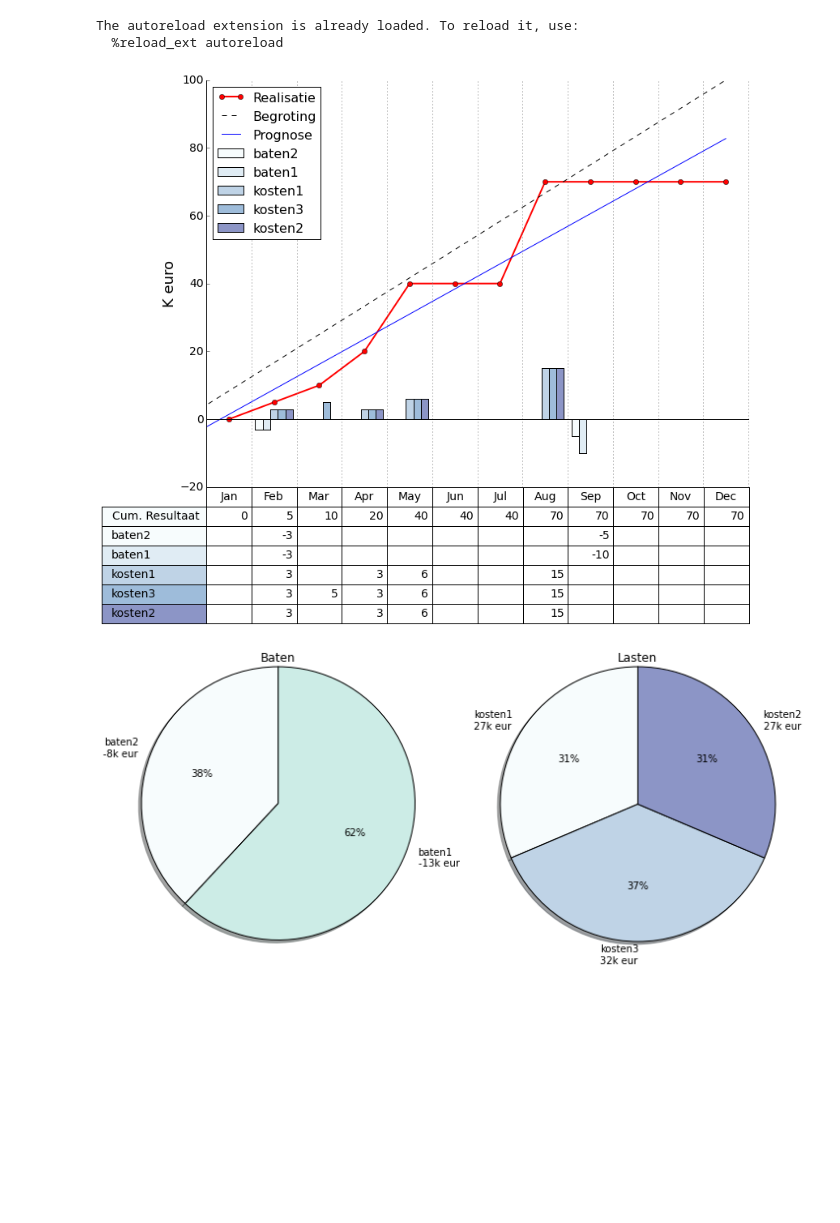
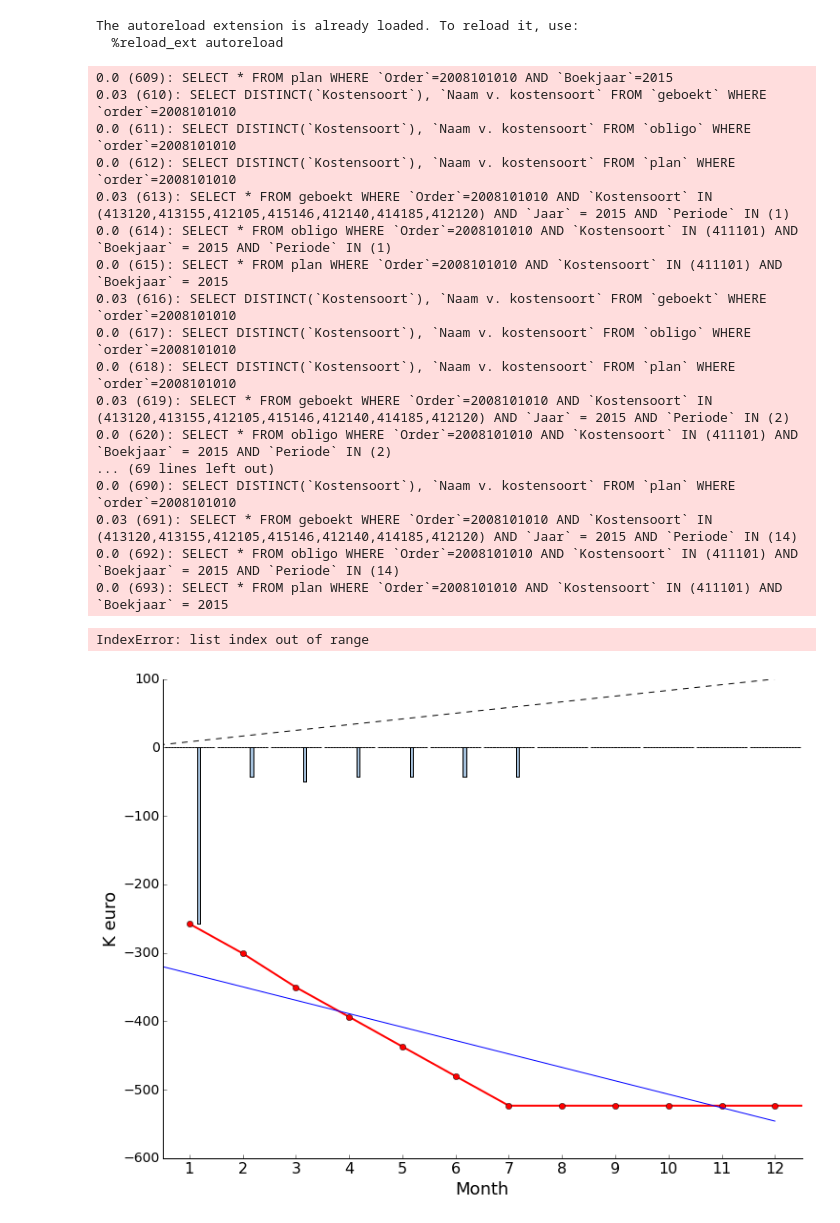
Before and after one commit to nlaurens/budgetRapportage, a Jupyter notebook: graph_test.ipynb, the cells around one changed output. Saved outputs shown, nothing was run; the diff lists cells and outputs as text; code cells hidden in the pictures; blank space fills up the shorter version.

Commit message:
broken intm. commit fixing graph.py

```diff
--- a/graph_test.ipynb
+++ b/graph_test.ipynb
@@ -8,32 +8,40 @@ import numpy as np
 The autoreload extension is already loaded. To reload it, use:
   %reload_ext autoreload
 # %%
-# TODO: periode 12,13,14,15 in 1x ophalen bij loaden
-# TODO alleen tot periode 'NU' binnen halen en plotten voor resultaat en staafjes
-# TODO: kleuren in realisatie & besteed_begroot grafiek splitsen in baten en lasten (kijk naar de som!)
-# TODO: Toevoegen totaaal begroot/besteed grafiek
 params = {}
 params['show_prognose'] = True
 params['show_cumsum'] = False
 params['show_details_flat'] = True
 params['show_details_stack'] = False
 params['show_table'] = True
 params['begroting'] = 100000
 
 graph = Graph()
-graph.load(2008101010)
+#graph.load(2008101010)
+graph.old_load(2015, 2008101010)
 plt = graph.realisatie(params)
-#plt = realisatie(resultaat, lines, params)
 plt.show()
-#plt.savefig('data/figs/'+ str(order) + '.png', bbox_inches="tight")
-
 plt = graph.baten_lasten_pie()
 plt.show()
-#plt.savefig('data/figs/'+ str(order) + '.png', bbox_inches="tight")
-
 plt = graph.besteed_begroot()
 plt.show()
-#plt.savefig('data/figs/'+ str(order) + '.png', bbox_inches="tight")
 # %% [output]
+0.0 (609): SELECT * FROM plan WHERE `Order`=2008101010 AND `Boekjaar`=2015
+0.03 (610): SELECT DISTINCT(`Kostensoort`), `Naam v. kostensoort` FROM `geboekt` WHERE `order`=2008101010
+0.0 (611): SELECT DISTINCT(`Kostensoort`), `Naam v. kostensoort` FROM `obligo` WHERE `order`=2008101010
+0.0 (612): SELECT DISTINCT(`Kostensoort`), `Naam v. kostensoort` FROM `plan` WHERE `order`=2008101010
+0.03 (613): SELECT * FROM geboekt WHERE `Order`=2008101010 AND `Kostensoort` IN (413120,413155,412105,415146,412140,414185,412120) AND `Jaar` = 2015 AND `Periode` IN (1)
+0.0 (614): SELECT * FROM obligo WHERE `Order`=2008101010 AND `Kostensoort` IN (411101) AND `Boekjaar` = 2015 AND `Periode` IN (1)
+0.0 (615): SELECT * FROM plan WHERE `Order`=2008101010 AND `Kostensoort` IN (411101) AND `Boekjaar` = 2015
+0.03 (616): SELECT DISTINCT(`Kostensoort`), `Naam v. kostensoort` FROM `geboekt` WHERE `order`=2008101010
+0.0 (617): SELECT DISTINCT(`Kostensoort`), `Naam v. kostensoort` FROM `obligo` WHERE `order`=2008101010
+0.0 (618): SELECT DISTINCT(`Kostensoort`), `Naam v. kostensoort` FROM `plan` WHERE `order`=2008101010
+0.03 (619): SELECT * FROM geboekt WHERE `Order`=2008101010 AND `Kostensoort` IN (413120,413155,412105,415146,412140,414185,412120) AND `Jaar` = 2015 AND `Periode` IN (2)
+0.0 (620): SELECT * FROM obligo WHERE `Order`=2008101010 AND `Kostensoort` IN (411101) AND `Boekjaar` = 2015 AND `Periode` IN (2)
+... (69 lines left out)
+0.0 (690): SELECT DISTINCT(`Kostensoort`), `Naam v. kostensoort` FROM `plan` WHERE `order`=2008101010
+0.03 (691): SELECT * FROM geboekt WHERE `Order`=2008101010 AND `Kostensoort` IN (413120,413155,412105,415146,412140,414185,412120) AND `Jaar` = 2015 AND `Periode` IN (14)
+0.0 (692): SELECT * FROM obligo WHERE `Order`=2008101010 AND `Kostensoort` IN (411101) AND `Boekjaar` = 2015 AND `Periode` IN (14)
+0.0 (693): SELECT * FROM plan WHERE `Order`=2008101010 AND `Kostensoort` IN (411101) AND `Boekjaar` = 2015
+IndexError: list index out of range
-[figure, old version]
+[figure, new version]
-[figure, removed]
```
Also changed, not shown: parts of 1 cell of this notebook, 1 other file.
